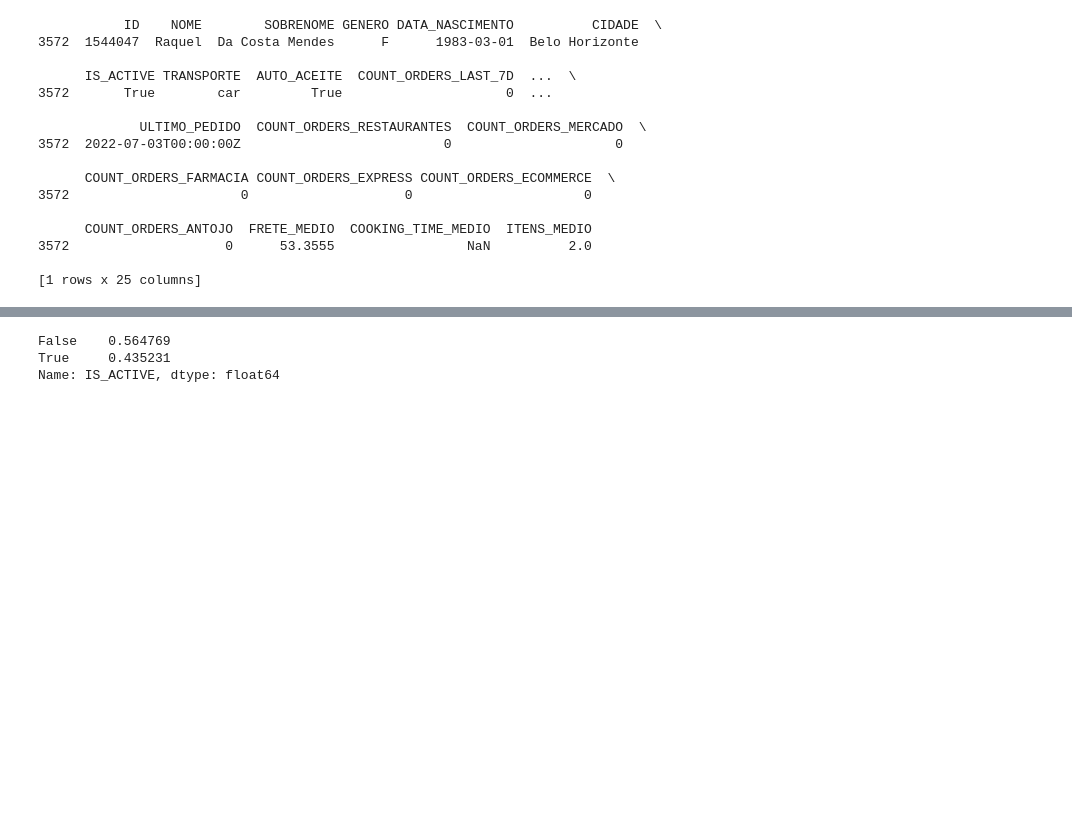
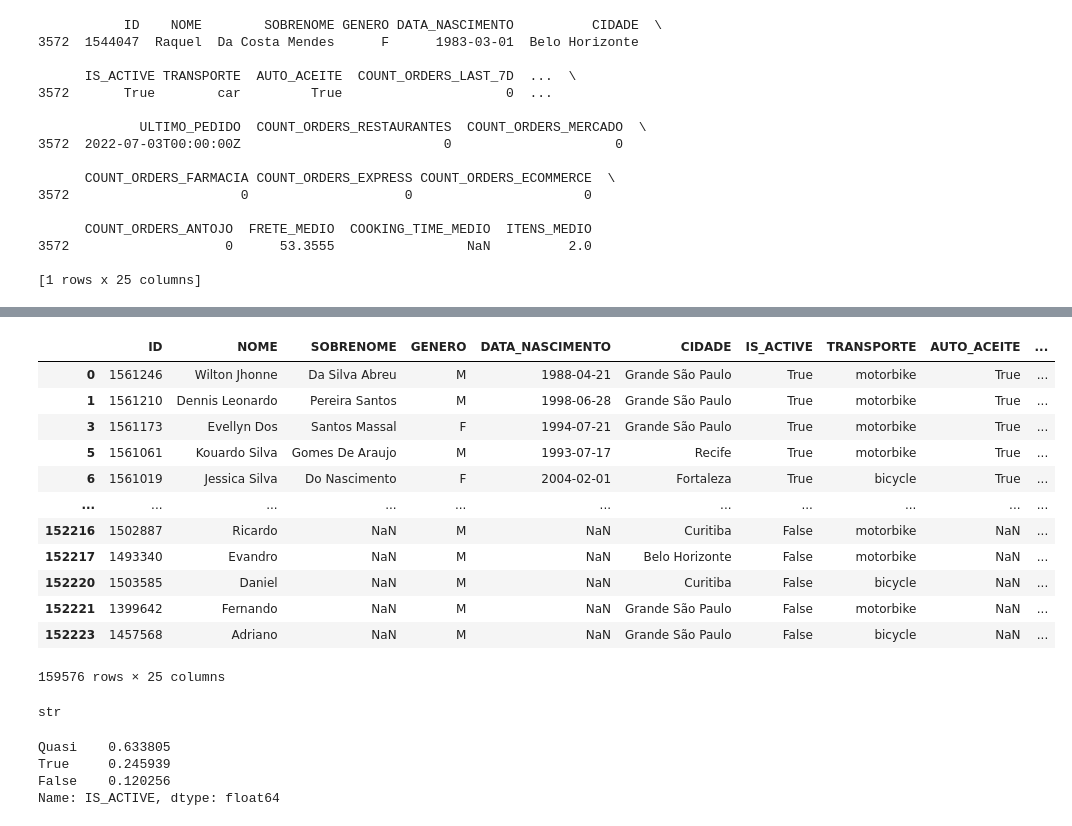
Before and after one commit to 2022M3T3-Inteli/Rappi-Hour, a Jupyter notebook: notebooks/feature-engineering/consol-feature-eng.ipynb, the cells around one changed output, grey strips where cells are left out. Drawn from its saved outputs; the diff is of its cells as text; code cells hidden in the pictures; blank space fills up the shorter version.

```diff
--- a/notebooks/feature-engineering/consol-feature-eng.ipynb
+++ b/notebooks/feature-engineering/consol-feature-eng.ipynb
@@ -207,2 +216,12 @@ df_infos_gerais.head(2)
 | 1 | 1561210 | Dennis Leonardo | Pereira Santos | M | 1998-06-28 | Grande São Paulo | True | motorbike | True | ... |
 2 rows × 25 columns
+# %%
+# ------------------------------------------
+# filter : lista dos couriers flagados como churn no database CRIACAO CONTAS CHURN
+# mask : checa se os couriers flagados constam como ativos no database INFOS GERAIS
+# CONCLUSAO : se houver match, o courier é inconsistente e categorizado como Quasi
+# ------------------------------------------
+filter = df_churn_conc_by_city["ID"].to_list()
+mask = df_infos_gerais_conc_by_city["ID"].isin(filter)
+column_name = "IS_ACTIVE"
+df_infos_gerais_conc_by_city.loc[mask, column_name] = "Quasi"
@@ -209,5 +272,5 @@ df_infos_gerais.head(2)
 # %%
-filter = df_churn_conc_by_city["ID"].to_list()
-mask = df_infos_gerais["ID"].isin(filter)
-column_name = "IS_ACTIVE"
-df_infos_gerais.loc[mask, column_name] = False
+filter = df_infos_gerais_conc_by_city["ID"].to_list()
+mask = ~df_churn_conc_by_city["ID"].isin(filter)
+df_churn_def = df_churn_conc_by_city[mask]
+df_churn_def.head(2)
@@ -213,0 +281,10 @@ df_infos_gerais.loc[mask, column_name] = False
+# %%
+df_churn_def.rename(columns={
+    "FIRST_NAME": "NOME",
+    "GENDER": "GENERO",
+    "CITY": "CIDADE",
+    "TRANSPORT_MEDIA_TYPE": "TRANSPORTE"
+    }, inplace=True)
+
+df_churn_def.drop(columns=["SK.CREATED_AT::DATE", "CARTAO", "FECHA_ULT", "LEVEL_NAME"], inplace=True)
+df_churn_def["IS_ACTIVE"] = False
@@ -214,6 +314,28 @@ df_infos_gerais.loc[mask, column_name] = False
+# %%
+df_consol = pd.concat([df_infos_gerais_conc_by_city, df_churn_def])
+df_consol
+# %% [output]
+|  | ID | NOME | SOBRENOME | GENERO | DATA_NASCIMENTO | CIDADE | IS_ACTIVE | TRANSPORTE | AUTO_ACEITE | ... |
+| 0 | 1561246 | Wilton Jhonne | Da Silva Abreu | M | 1988-04-21 | Grande São Paulo | True | motorbike | True | ... |
+| 1 | 1561210 | Dennis Leonardo | Pereira Santos | M | 1998-06-28 | Grande São Paulo | True | motorbike | True | ... |
+| 3 | 1561173 | Evellyn Dos | Santos Massal | F | 1994-07-21 | Grande São Paulo | True | motorbike | True | ... |
+| 5 | 1561061 | Kouardo Silva | Gomes De Araujo | M | 1993-07-17 | Recife | True | motorbike | True | ... |
+| 6 | 1561019 | Jessica Silva | Do Nascimento | F | 2004-02-01 | Fortaleza | True | bicycle | True | ... |
+| ... | ... | ... | ... | ... | ... | ... | ... | ... | ... | ... |
+| 152216 | 1502887 | Ricardo | NaN | M | NaN | Curitiba | False | motorbike | NaN | ... |
+| 152217 | 1493340 | Evandro | NaN | M | NaN | Belo Horizonte | False | motorbike | NaN | ... |
+| 152220 | 1503585 | Daniel | NaN | M | NaN | Curitiba | False | bicycle | NaN | ... |
+| 152221 | 1399642 | Fernando | NaN | M | NaN | Grande São Paulo | False | motorbike | NaN | ... |
+| 152223 | 1457568 | Adriano | NaN | M | NaN | Grande São Paulo | False | bicycle | NaN | ... |
+159576 rows × 25 columns
+# %%
+type(df_consol["DATA_NASCIMENTO"].iloc[0])
+# %% [output]
+str
 # %%
-df_infos_gerais["IS_ACTIVE"].value_counts(normalize=True)
+df_consol["IS_ACTIVE"].value_counts(normalize=True)
 # %% [output]
-False    0.564769
-True     0.435231
+Quasi    0.633805
+True     0.245939
+False    0.120256
 Name: IS_ACTIVE, dtype: float64
```
Also changed, not shown: parts of 16 cells of this notebook.
